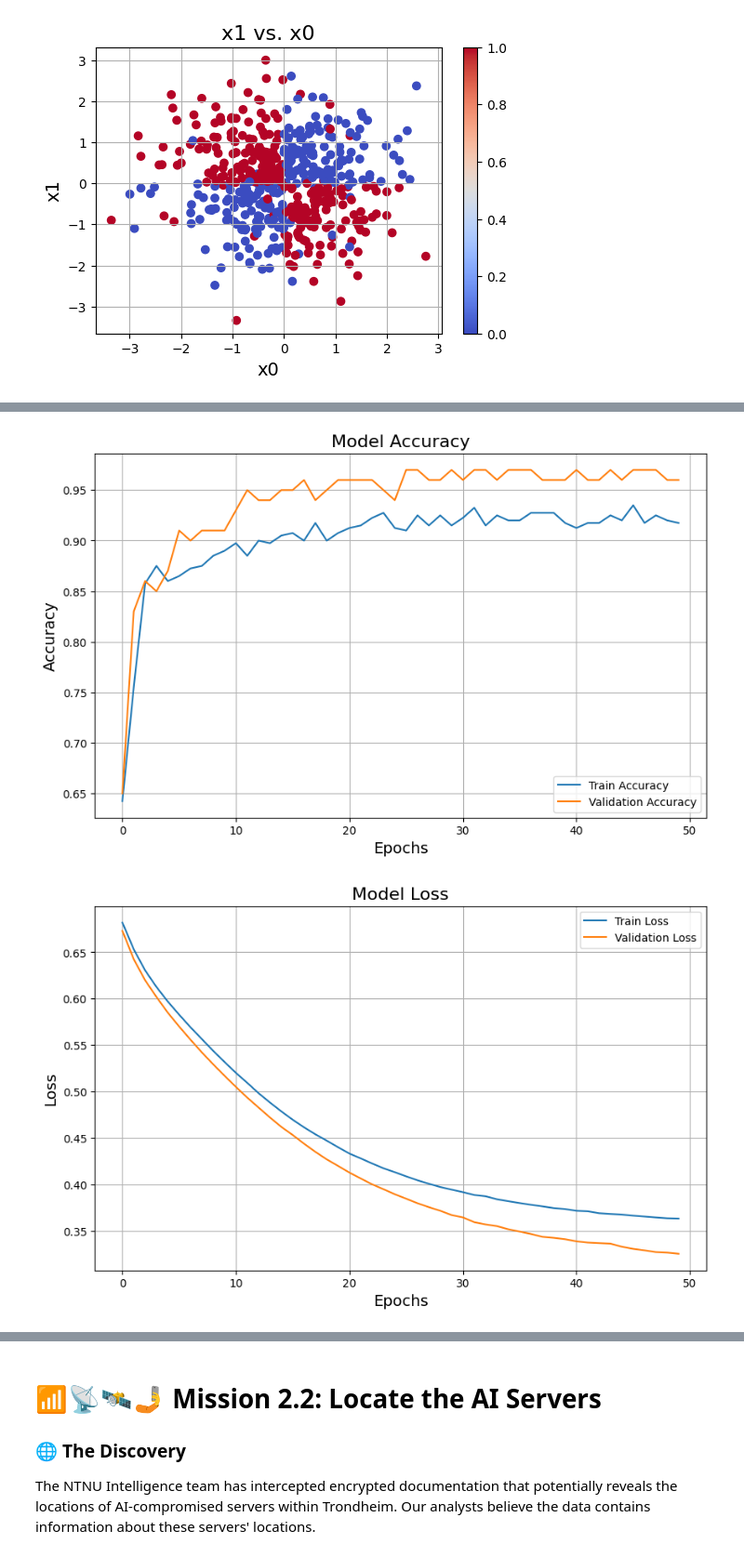
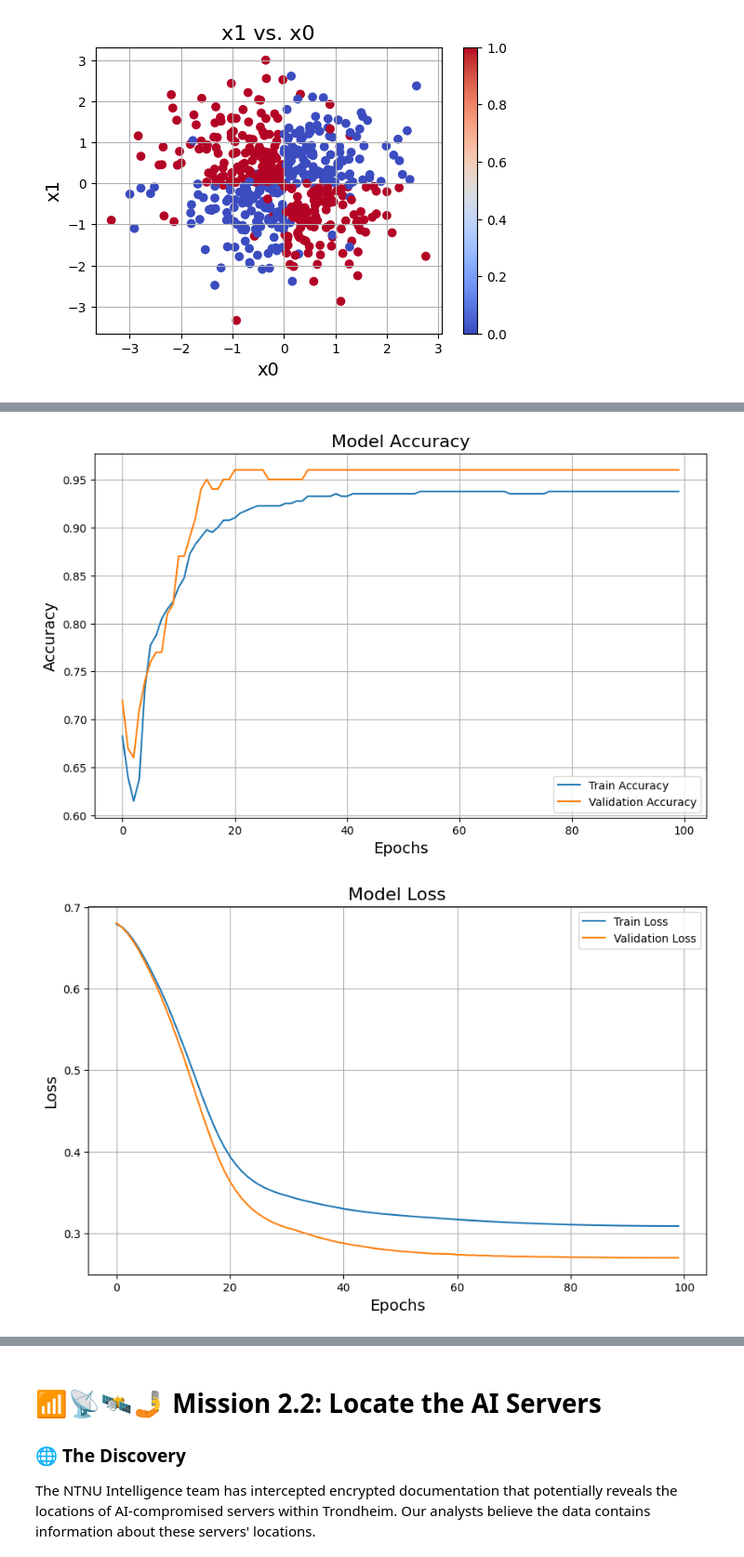
Before and after one commit to Ksund02/Machine-Learning-Project, a Jupyter notebook: Assignment2/Chapter_2.ipynb, the cells around one changed output, grey strips where cells are left out. Shown: that part at 93% size. Drawn from its saved outputs; the diff is of its cells as text; code cells hidden in the pictures.

```diff
--- a/Assignment2/Chapter_2.ipynb
+++ b/Assignment2/Chapter_2.ipynb
@@ -91,8 +94,26 @@ plt.colorbar()
 # %% [output]
 <matplotlib.colorbar.Colorbar at 0x...>
 [figure]
+# %%
+# Learning rate scheduler
+def lr_schedule(epoch, initial_lr=0.04, warmup_epochs=5, total_epochs=50):
+    if epoch < warmup_epochs:
+        # Warmup phase
+        lr = (initial_lr / warmup_epochs) * (epoch + 1)
+    else:
+        # Cosine decay phase
+        decay_epochs = total_epochs - warmup_epochs
+        cosine_decay = 0.5 * (1 + np.cos(np.pi * (epoch - warmup_epochs) / decay_epochs))
+        lr = initial_lr * cosine_decay
+    return lr
 # %%
+np.random.seed(42)
+set_seed(42)
+set_random_seed(42)
+enable_op_determinism()
+
 train, val = train_test_split(train, test_size=0.2, random_state=42)
+# x_train, x_val, y_train, y_val = train_test_split(train[['x0', 'x1']], train['y'], stratify=train['y'], random_state=42)
 
 x_train = train[['x0', 'x1']]
 y_train = train['y']
@@ -103,8 +124,8 @@ y_test = test['y']
 
 model = Sequential(
     [
-        Dense(14, activation='relu', input_shape=(2,), name='layer1'),
-
+        Dense(10, activation='relu', name='layer1'),
+        Dense(6, activation='relu', name='layer2'),
         Dense(1, activation='sigmoid', name='output')
     ]
 )
@@ -115,12 +136,18 @@ model.compile(
     metrics = ['accuracy']
 )
 
+# Schedule learning rate
+total_epochs = 100
+
+lr_scheduler = LearningRateScheduler(lambda epoch: lr_schedule(epoch, initial_lr=0.04, warmup_epochs=20, total_epochs=total_epochs))
+
 history = model.fit(
     x_train,
     y_train,
     batch_size = 16,
-    epochs = 50,
+    epochs = total_epochs,
     validation_data = (x_val, y_val),
+    callbacks = [lr_scheduler]
 )
 
 train_prediction = (model.predict(x_train) > 0.5).astype(int)
@@ -157,4 +184,13 @@ plt.title('Model Loss', fontsize=16)
 plt.legend()
 plt.grid(True)
 plt.show()
+
+plt.figure(figsize=(10, 6))
+plt.plot(history.history['learning_rate'], label='Learning Rate')
+plt.xlabel('Epochs', fontsize=14)
+plt.ylabel('Learning Rate', fontsize=14)
+plt.title('Learning Rate Schedule', fontsize=16)
+plt.legend()
+plt.grid(True)
+plt.show()
 # %% [output]
@@ -179,2 +214,2 @@ Test Accuracy: 0.928
-[figure, old version]
+[figure, new version]
-[figure, old version]
+[figure, new version]
```
Also changed, not shown: parts of 11 cells of this notebook, 1 other file.
